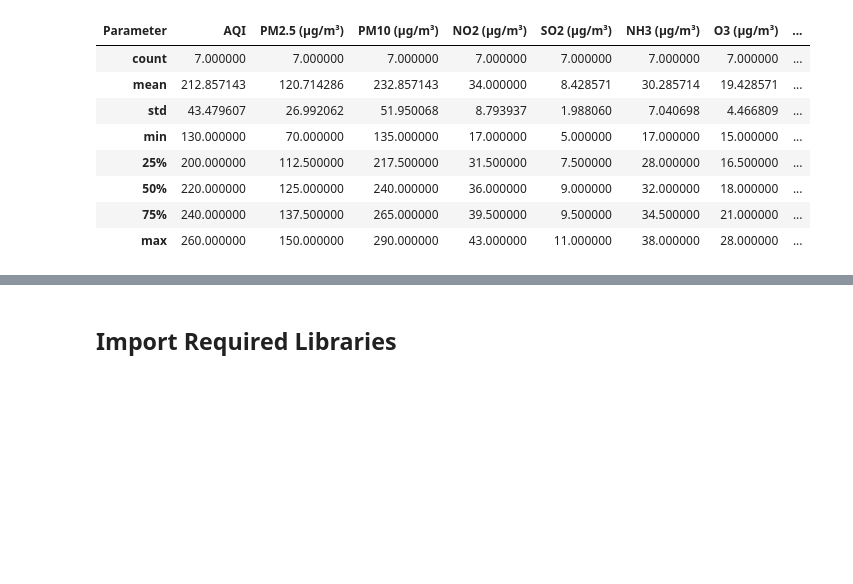
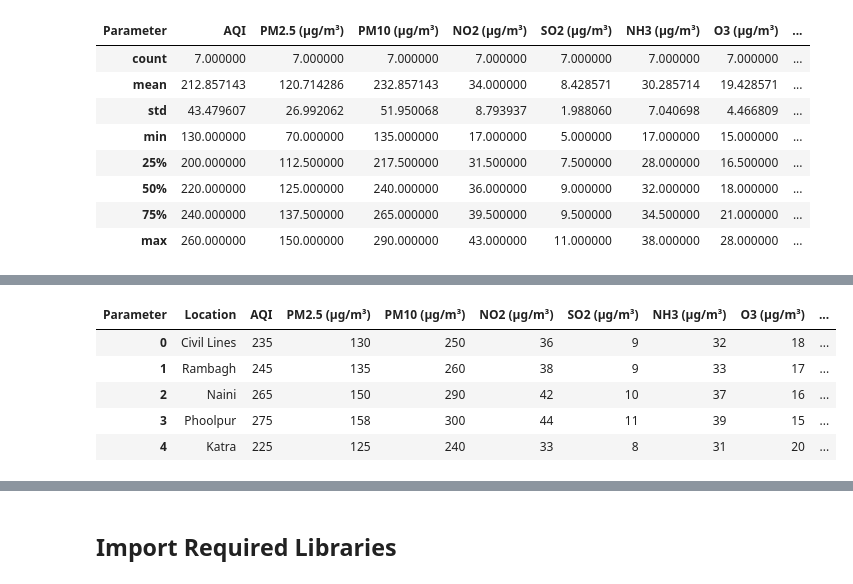
Before and after one commit to Anjalitiwari99/AQI_Prediction_System, a Jupyter notebook: notebooks/01_Data_Preprocessing.ipynb, the cells around one changed output, grey strips where cells are left out. Drawn from its saved outputs; the diff is of its cells as text; code cells hidden in the pictures; blank space fills up the shorter version.

```diff
--- a/notebooks/01_Data_Preprocessing.ipynb
+++ b/notebooks/01_Data_Preprocessing.ipynb
@@ -551,0 +595,13 @@ df3.describe()
+# %%
+df4 = df4.set_index("Parameter").T.reset_index()
+
+df4.rename(columns={"index": "Location"}, inplace=True)
+
+df4.head()
+# %% [output]
+| Parameter | Location | AQI | PM2.5 (µg/m³) | PM10 (µg/m³) | NO2 (µg/m³) | SO2 (µg/m³) | NH3 (µg/m³) | O3 (µg/m³) | ... |
+| 0 | Civil Lines | 235 | 130 | 250 | 36 | 9 | 32 | 18 | ... |
+| 1 | Rambagh | 245 | 135 | 260 | 38 | 9 | 33 | 17 | ... |
+| 2 | Naini | 265 | 150 | 290 | 42 | 10 | 37 | 16 | ... |
+| 3 | Phoolpur | 275 | 158 | 300 | 44 | 11 | 39 | 15 | ... |
+| 4 | Katra | 225 | 125 | 240 | 33 | 8 | 31 | 20 | ... |
```
Also changed, not shown: parts of 5 cells of this notebook.
